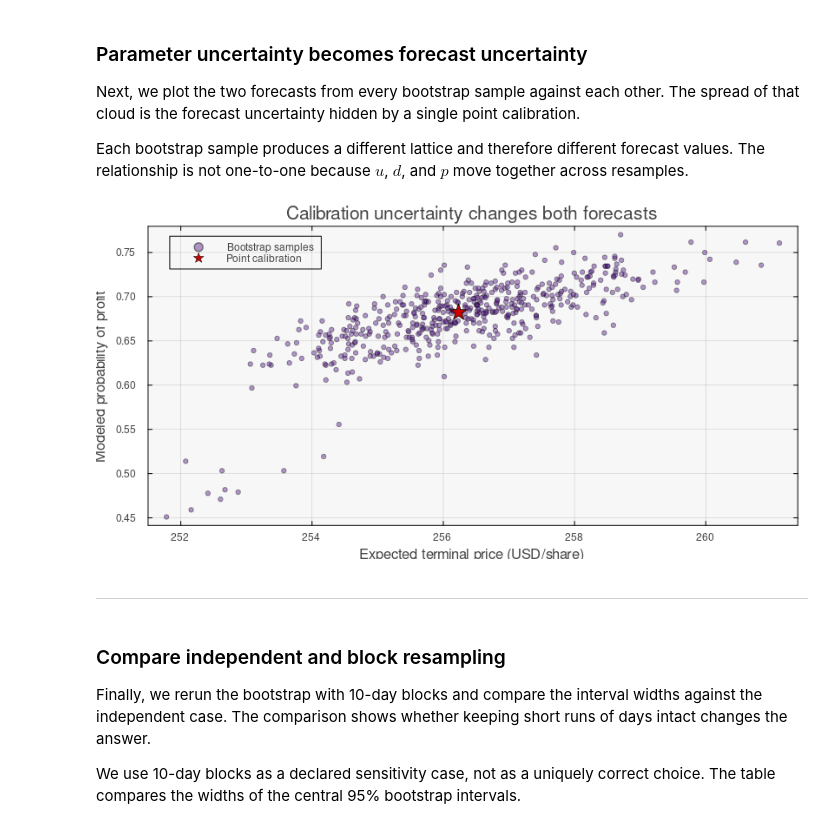
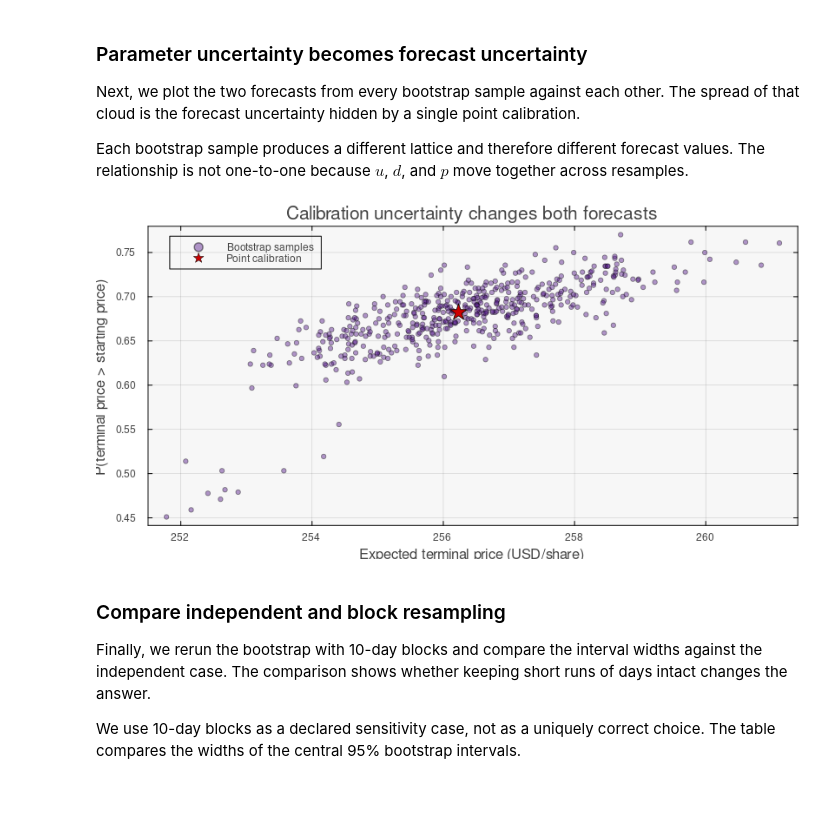
Before and after one commit to varnerlab/CHEME-5660-CourseRepository-Fall-2026, a Jupyter notebook: lectures/week-3/L3b/advanced/calibration/CHEME-5660-L3b-Advanced-Bootstrap-LatticeCalibration-Fall-2026.ipynb, the cells around one changed output. Drawn from its saved outputs; the diff is of its cells as text; code cells hidden in the pictures; blank space fills up the shorter version.

```diff
--- a/lectures/week-3/L3b/advanced/calibration/CHEME-5660-L3b-Advanced-Bootstrap-LatticeCalibration-Fall-2026.ipynb
+++ b/lectures/week-3/L3b/advanced/calibration/CHEME-5660-L3b-Advanced-Bootstrap-LatticeCalibration-Fall-2026.ipynb
@@ -88,7 +93,7 @@ function terminal_forecast(S₀::Float64, u::Float64, d::Float64, p::Float64, h:
     prices = S₀ .* u .^ k .* d .^ (h .- k)
     probabilities = pdf.(Binomial(h, p), k)
     return (expected_terminal_price = sum(prices .* probabilities),
-        probability_of_profit = sum(probabilities[prices .> S₀]))
+        probability_above_start = sum(probabilities[prices .> S₀]))
 end
 
 S₀ = Float64(last(firm_data.volume_weighted_average_price))
@@ -96,6 +101,6 @@ horizon = 21
 point_forecast = terminal_forecast(S₀, û, d̂, p̂, horizon)
 DataFrame(ticker = ticker, starting_price = S₀, horizon_trading_days = horizon,
     expected_terminal_price = point_forecast.expected_terminal_price,
-    probability_of_profit = point_forecast.probability_of_profit)
+    probability_above_start = point_forecast.probability_above_start)
 # %% [output]
 1×5 DataFrame
@@ -135,7 +140,7 @@ function bootstrap_calibration(R::Vector{Float64}; B::Int, block_length::Int,
         forecast = terminal_forecast(S₀, u, d, p, horizon)
         push!(rows, (sample = sample_index, u = u, d = d, p = p,
             expected_terminal_price = forecast.expected_terminal_price,
-            probability_of_profit = forecast.probability_of_profit))
+            probability_above_start = forecast.probability_above_start))
     end
     return DataFrame(rows)
 end
@@ -186,16 +189,14 @@ Next, we plot the two forecasts from every bootstrap sample against each other.
 
 Each bootstrap sample produces a different lattice and therefore different forecast values. The relationship is not one-to-one because $u$, $d$, and $p$ move together across resamples.
 # %%
-scatter(iid_bootstrap.expected_terminal_price, iid_bootstrap.probability_of_profit;
+scatter(iid_bootstrap.expected_terminal_price, iid_bootstrap.probability_above_start;
     markersize = 3, markeralpha = 0.45, color = :purple4, label = "Bootstrap samples",
-    xlabel = "Expected terminal price (USD/share)", ylabel = "Modeled probability of profit",
+    xlabel = "Expected terminal price (USD/share)", ylabel = "P(terminal price > starting price)",
     title = "Calibration uncertainty changes both forecasts", size = (820, 410))
-scatter!([point_forecast.expected_terminal_price], [point_forecast.probability_of_profit];
+scatter!([point_forecast.expected_terminal_price], [point_forecast.probability_above_start];
     marker = :star5, markersize = 10, color = :red3, label = "Point calibration")
 # %% [output]
-[figure, old version]
+[figure, new version]
-# %% [markdown]
-___
 # %% [markdown]
 ### Compare independent and block resampling
 
```
Also changed, not shown: parts of 10 cells of this notebook, 2 other files.
